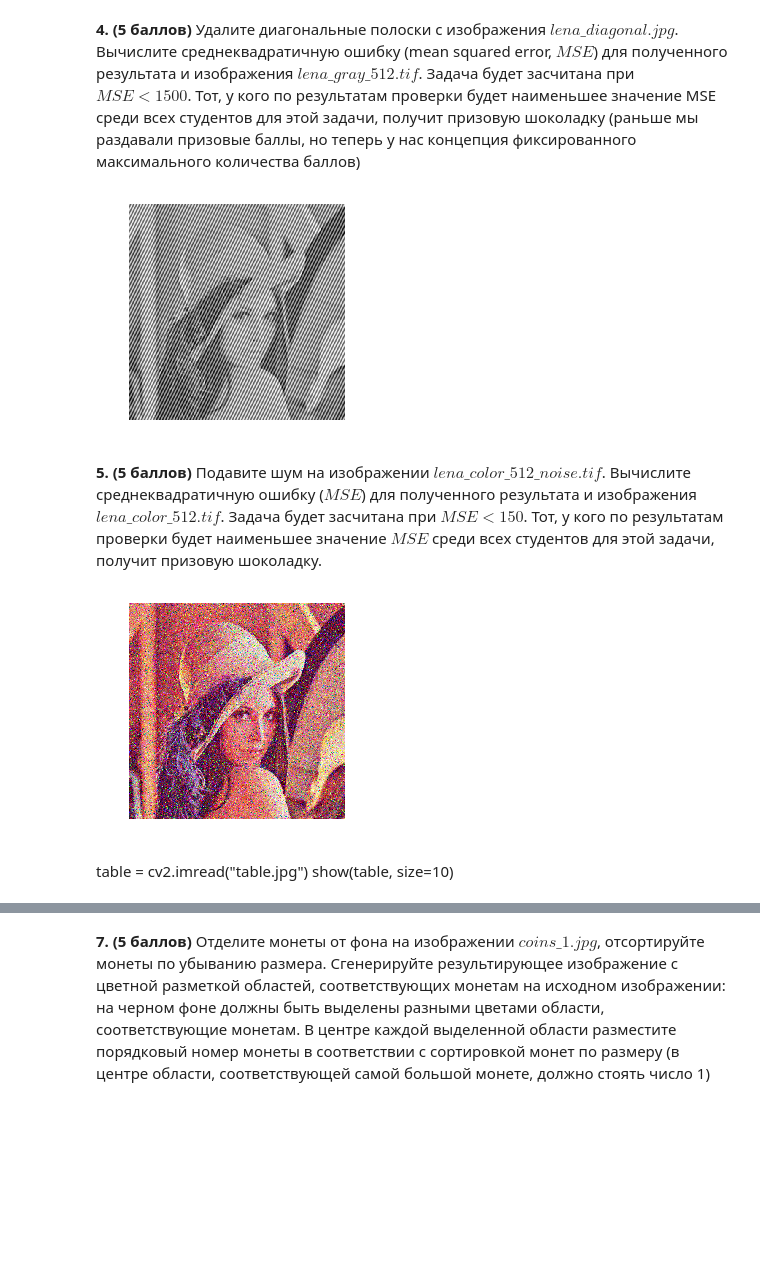
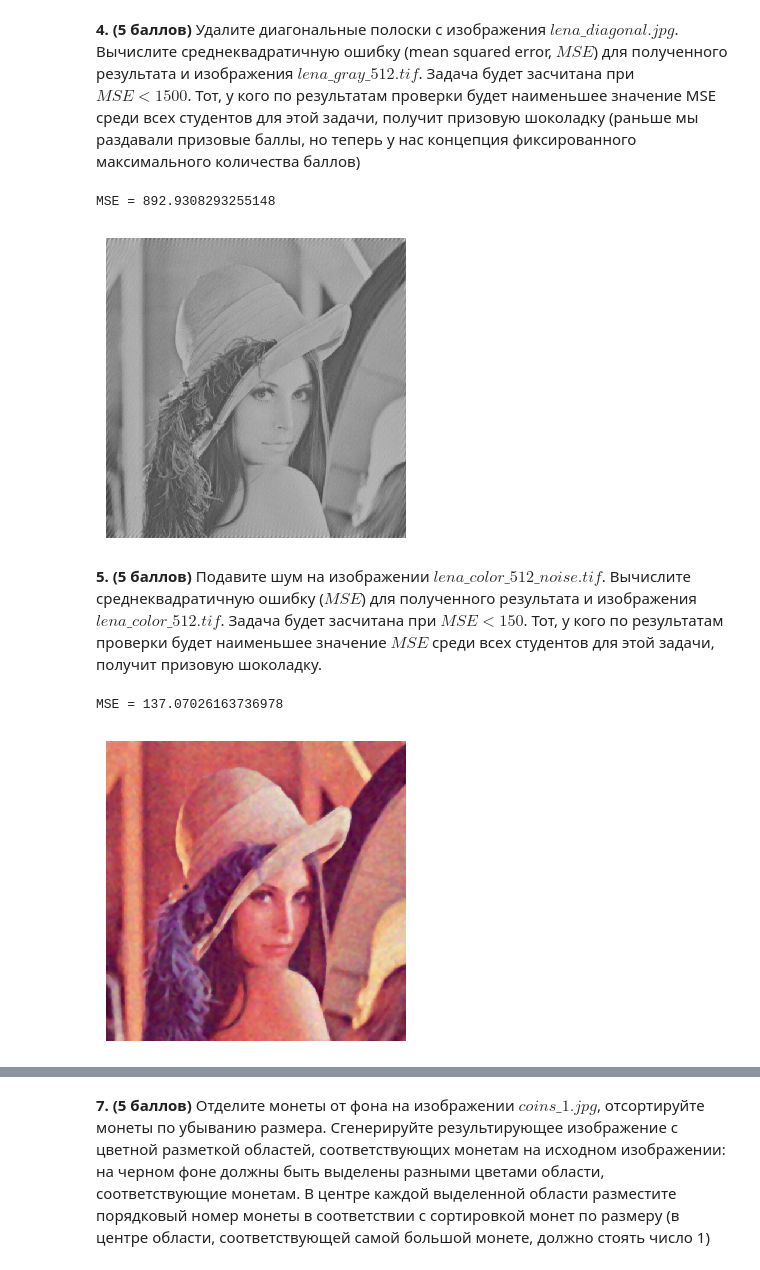
Before and after one commit to GrigoryBartosh/hse08_ip, a Jupyter notebook: hw2/homework2.ipynb, the cells around one changed output, grey strips where cells are left out. Saved outputs shown, nothing was run; the diff lists cells and outputs as text; code cells hidden in the pictures; blank space fills up the shorter version.

```diff
--- a/hw2/homework2.ipynb
+++ b/hw2/homework2.ipynb
@@ -40,14 +131,39 @@ def salt_pepper(src, p, q):
 # %% [markdown]
 **4. (5 баллов)** Удалите диагональные полоски с изображения $lena\_diagonal.jpg$. Вычислите среднеквадратичную ошибку (mean squared error, $MSE$) для полученного результата и изображения $lena\_gray\_512.tif$. Задача будет засчитана при $MSE < 1500$. Тот, у кого по результатам проверки будет наименьшее значение MSE среди всех студентов для этой задачи, получит призовую шоколадку (раньше мы раздавали призовые баллы, но теперь у нас концепция фиксированного максимального количества баллов)
-# %%
-img = cv2.imread("lena_diagonal.jpg")
-show(img)
-# %% [output]
-[figure, removed]
+# %%
+img = cv2.imread("lena_diagonal.jpg")
+img = img[:, :, 0]
+
+img_target = cv2.imread("lena_gray_512.tif")
+img_target = img_target[:, :, 0]
+
+f = np.fft.fft2(img)
+fshift = np.fft.fftshift(f)
+
+r1, r2, r3 = 23, 10, 184
+c = np.array([256, 255])
+v = np.array([36, 72])
+for x in range(512):
+    for y in range(512):
+        p = np.array([x, y])
+        if ((p - (c - v)) ** 2).sum() < r1 ** 2 or \
+           ((p - (c + v)) ** 2).sum() < r2 ** 2 or \
+           ((p - c) ** 2).sum() > r3 ** 2 or \
+           p[0] == c[0] + v[0] or \
+           p[1] == c[1] + v[1]:
+            fshift[x, y] = 0
+
+f_ishift = np.fft.ifftshift(fshift)
+img_back = np.fft.ifft2(f_ishift)
+img_back = img_back.real
+
+mse = ((img_back - img_target) ** 2).mean()
+print(f"MSE = {mse}")
+
+img_back = np.array(img_back, dtype=np.uint8)
+show(img_back)
+# %% [output]
+MSE = 892.9308293255148
+[figure, added]
 # %% [markdown]
 **5. (5 баллов)** Подавите шум на изображении $lena\_color\_512\_noise.tif$. Вычислите среднеквадратичную ошибку ($MSE$) для полученного результата и изображения $lena\_color\_512.tif$. Задача будет засчитана при $MSE < 150$. Тот, у кого по результатам проверки будет наименьшее значение $MSE$ среди всех студентов для этой задачи, получит призовую шоколадку.
-# %%
-img = cv2.imread("lena_color_512-noise.tif")
-show(img)
-# %% [output]
-[figure, removed]
@@ -56,3 +170,16 @@ show(img)
-# %% [markdown]
-table = cv2.imread("table.jpg")
-show(table, size=10)
+# %%
+img = cv2.imread("lena_color_512-noise.tif")
+
+img_target = cv2.imread("lena_color_512.tif")
+
+img_back = img.copy()
+for _ in range(3):
+    img_back = cv2.medianBlur(img_back, 5)
+
+mse = ((1. * img_back - img_target) ** 2).mean()
+print(f"MSE = {mse}")
+
+show(img_back)
+# %% [output]
+MSE = 137.07026163736978
+[figure, added]
```
Also changed, not shown: parts of 15 cells of this notebook.
